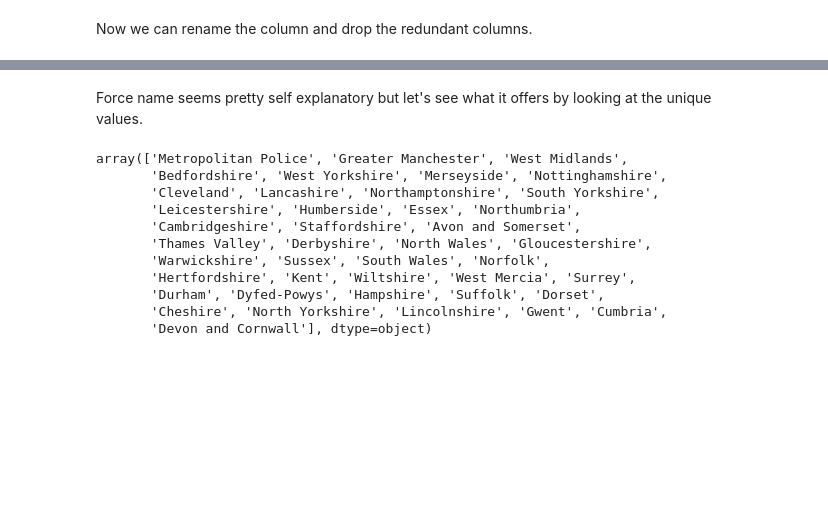
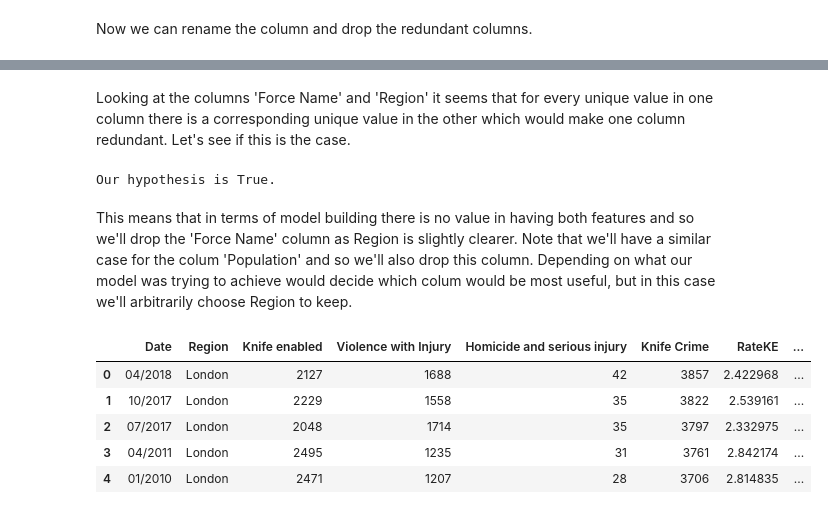
Before and after one commit to Hekkta/Knife-crime-EDA, a Jupyter notebook: Knife crime EDA.ipynb, the cells around one changed output, grey strips where cells are left out. Cells and saved outputs as stored; diff of their text form; code cells hidden in the pictures; blank space fills up the shorter version.

```diff
--- a/Knife crime EDA.ipynb
+++ b/Knife crime EDA.ipynb
@@ -133,16 +117,29 @@ We find a very level count plot, indicating that the data has been hand picked f
-# %% [markdown]
-Force name seems pretty self explanatory but let's see what it offers by looking at the unique values.
-# %%
-df['Force Name'].unique()
-# %% [output]
-array(['Metropolitan Police', 'Greater Manchester', 'West Midlands',
-       'Bedfordshire', 'West Yorkshire', 'Merseyside', 'Nottinghamshire',
-       'Cleveland', 'Lancashire', 'Northamptonshire', 'South Yorkshire',
-       'Leicestershire', 'Humberside', 'Essex', 'Northumbria',
-       'Cambridgeshire', 'Staffordshire', 'Avon and Somerset',
-       'Thames Valley', 'Derbyshire', 'North Wales', 'Gloucestershire',
-       'Warwickshire', 'Sussex', 'South Wales', 'Norfolk',
-       'Hertfordshire', 'Kent', 'Wiltshire', 'West Mercia', 'Surrey',
-       'Durham', 'Dyfed-Powys', 'Hampshire', 'Suffolk', 'Dorset',
-       'Cheshire', 'North Yorkshire', 'Lincolnshire', 'Gwent', 'Cumbria',
-       'Devon and Cornwall'], dtype=object)
+# %% [markdown]
+Looking at the columns 'Force Name' and 'Region' it seems that for every unique value in one column there is a corresponding unique value in the other which would make one column redundant. Let's see if this is the case.
+# %%
+# cycle through each force name and check if it corresponds to multiple regions
+
+hypothesis = True
+for force_name in df['Force Name'].unique():
+    if df[df['Force Name'] == force_name]['Region'].unique().shape[0] > 2:
+        print(force_name)
+        hypothesis = False
+
+print('Our hypothesis is', str(hypothesis) + '.')
+# %% [output]
+Our hypothesis is True.
+# %% [markdown]
+This means that in terms of model building there is no value in having both features and so we'll drop the 'Force Name' column as Region is slightly clearer. Note that we'll have a similar case for the colum 'Population' and so we'll also drop this column. Depending on what our model was trying to achieve would decide which colum would be most useful, but in this case we'll arbitrarily choose Region to keep.
+# %%
+# drop the 'Force Name column'
+
+df = df.drop(columns=['Force Name', 'Population'])
+
+df.head()
+# %% [output]
+|  | Date | Region | Knife enabled | Violence with Injury | Homicide and serious injury | Knife Crime | RateKE | ... |
+| 0 | 04/2018 | London | 2127 | 1688 | 42 | 3857 | 2.422968 | ... |
+| 1 | 10/2017 | London | 2229 | 1558 | 35 | 3822 | 2.539161 | ... |
+| 2 | 07/2017 | London | 2048 | 1714 | 35 | 3797 | 2.332975 | ... |
+| 3 | 04/2011 | London | 2495 | 1235 | 31 | 3761 | 2.842174 | ... |
+| 4 | 01/2010 | London | 2471 | 1207 | 28 | 3706 | 2.814835 | ... |
```
Also changed, not shown: parts of 11 cells of this notebook.
